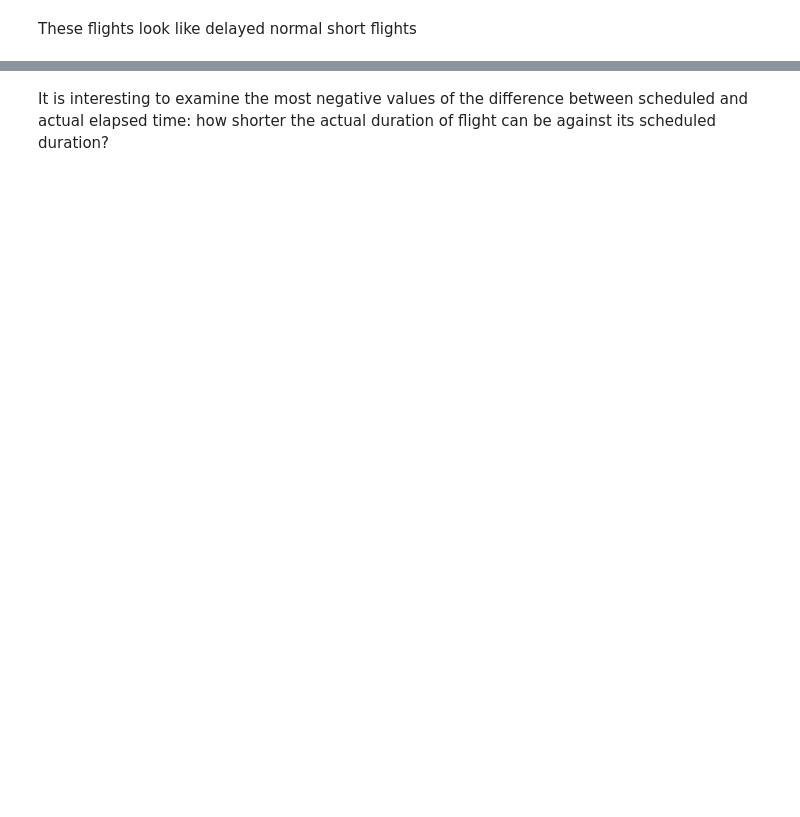
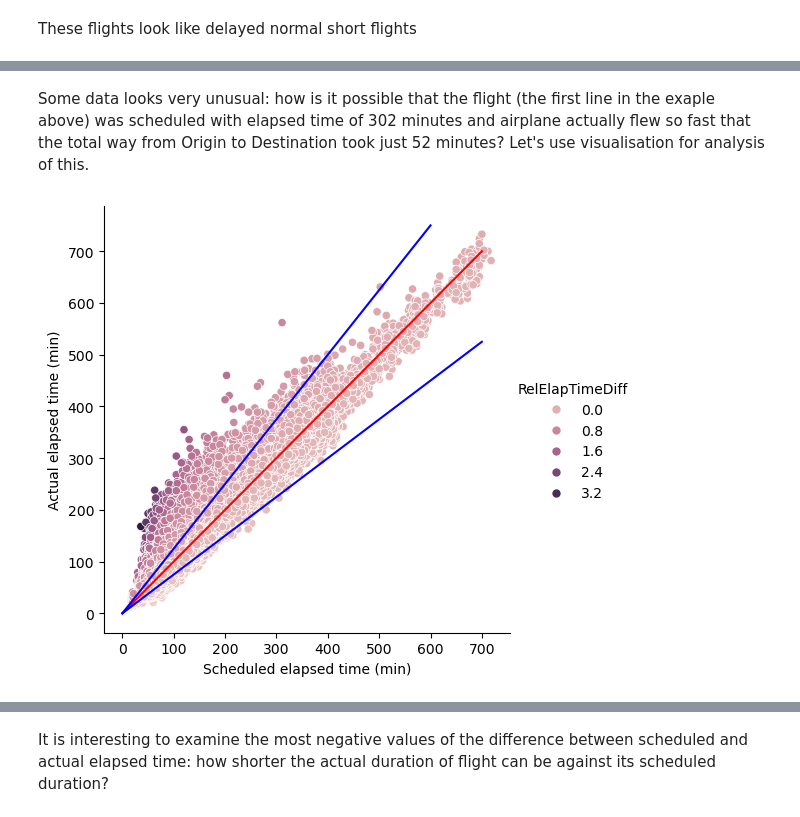
Before and after one commit to kholodov-a/Springboard_repo, a Jupyter notebook: CS2-flights-delay-REPO/notebooks/Data Wrangling.ipynb, the cells around one changed output, grey strips where cells are left out. Cells and saved outputs as stored; diff of their text form; code cells hidden in the pictures; blank space fills up the shorter version.

```diff
--- a/CS2-flights-delay-REPO/notebooks/Data Wrangling.ipynb
+++ b/CS2-flights-delay-REPO/notebooks/Data Wrangling.ipynb
@@ -2242,0 +2455,2 @@ ET_less_30_min = flights['CRSElapsedTime'] < 30
+# %%
+flights = flights[~(relative_diff_high_outliers & (flights['CRSElapsedTime'] < 15))]
@@ -2269,2 +2495,0 @@ And these flights seem very unsual due to extreemly short scheduled elapsed time
-# %%
-flights = flights[~(relative_diff_higher_outliers & (flights['CRSElapsedTime'] < 15))]
@@ -2295,13 +2529,23 @@ pd.reset_option('display.width')
+# %% [markdown]
+Some data looks very unusual: how is it possible that the flight (the first line in the exaple above) was scheduled with elapsed time of 302 minutes and airplane actually flew so fast that the total way from Origin to Destination took just 52 minutes? Let's use visualisation for analysis of this.
 # %%
-line_x = [0, 700]
-line_y = [0, 700]
 flights_sample = flights.sample(n=1000000)
 sns.relplot(data=flights_sample,
             x='CRSElapsedTime',
             y='ActualElapsedTime',
             hue='RelElapTimeDiff',
             kind='scatter')
 plt.xlabel('Scheduled elapsed time (min)')
 plt.ylabel('Actual elapsed time (min)')
+line_x = [0, 700]
+line_y = [0, 700]
+line_up_x = [0, 600]
+line_up_y = [0, 750]
+line_down_x = [0, 700]
+line_down_y = [0, 525]
 plt.plot(line_x, line_y, color ='r')
+plt.plot(line_up_x, line_up_y, color ='b')
+plt.plot(line_down_x, line_down_y, color ='b')
 plt.show()
+# %% [output]
+[figure, added]
```
Also changed, not shown: parts of 113 cells of this notebook.
